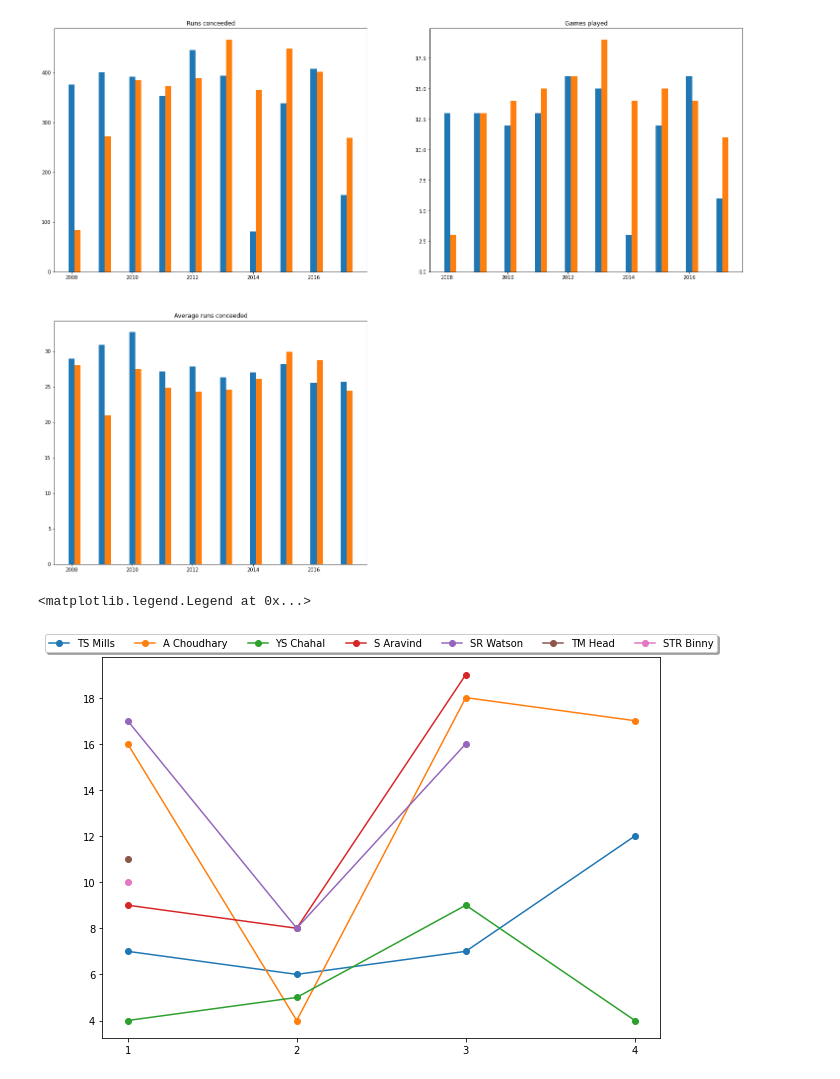
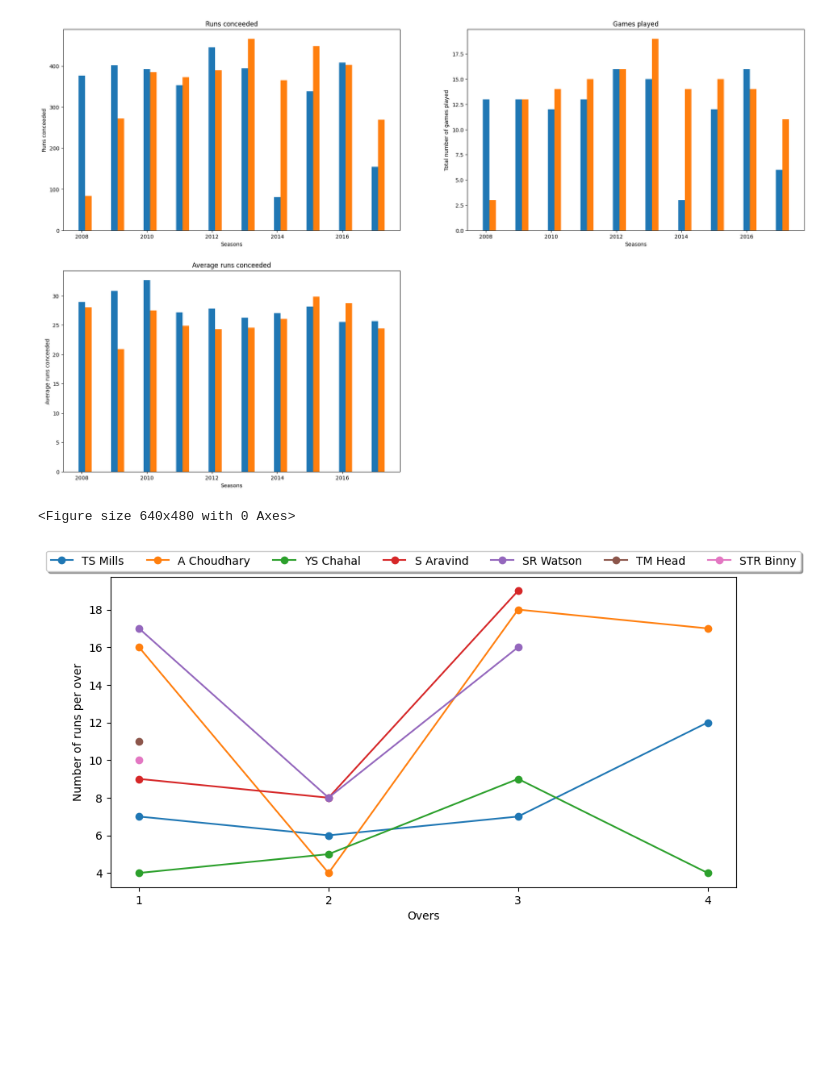
Before and after one commit to rkishorekumar-git/EDA-For-IPL, a Jupyter notebook: src/bowler_stats_nb.ipynb, the cells around one changed output. Drawn from its saved outputs; the diff is of its cells as text; code cells hidden in the pictures; blank space fills up the shorter version.

```diff
--- a/src/bowler_stats_nb.ipynb
+++ b/src/bowler_stats_nb.ipynb
@@ -48,43 +53,53 @@ plt.legend()
 # %%
 
 runs, games, average = bowler_info_1.compare_bowlers(bowler_info_2)
 default_x_ticks = range(len(bowler_info_1.valid_years))
 
-fig, ax = plt.subplots(2, 2, figsize=(25, 20))
+fig, ax = plt.subplots(2, 2, figsize=(25, 15))
 ax[0, 0].bar(bowler_info_1.valid_years, runs[:, 0], width=0.2, label = bowler_name_1)
 ax[0, 0].bar(bowler_info_2.valid_years + 0.2, runs[:, 1], width=0.2,  label = bowler_name_2)
 ax[0, 0].set_title("Runs conceeded")
 ax[0, 0].set_xticks(bowler_info_1.valid_years[::2])
+ax[0, 0].set_xlabel("Seasons")
+ax[0, 0].set_ylabel("Runs conceeded")
 
 ax[0, 1].bar(bowler_info_1.valid_years, games[:, 0], width=0.2, label = bowler_name_1)
 ax[0, 1].bar(bowler_info_2.valid_years + 0.2, games[:, 1], width=0.2,  label = bowler_name_2)
 ax[0, 1].set_title("Games played")
 ax[0, 1].set_xticks(bowler_info_1.valid_years[::2])
+ax[0, 1].set_xlabel("Seasons")
+ax[0, 1].set_ylabel("Total number of games played")
 
 ax[1, 0].bar(bowler_info_1.valid_years, average[:, 0], width=0.2, label = bowler_name_1)
 ax[1, 0].bar(bowler_info_2.valid_years + 0.2, average[:, 1], width=0.2,  label = bowler_name_2)
 ax[1, 0].set_title("Average runs conceeded")
 ax[1, 0].set_xticks(bowler_info_1.valid_years[::2])
+ax[1, 0].set_xlabel("Seasons")
+ax[1, 0].set_ylabel("Average runs conceeded")
 ax[1, 1].axis("off")
 plt.show()
+plt.savefig("../graphs/BowlerComparisionDetailed.png")
 # %% [output]
-[figure, old version]
+[figure, new version]
+<Figure size 640x480 with 0 Axes>
 # %%
 id = 1
 innings = 1
 game = Innings(deliveries_dataframe, id)
 bowler_runs_stat = game.get_bowling_stat_inning(innings)
 
-plt.figure(figsize=(10, 7))
+plt.figure(figsize=(10, 5))
 for key, value in bowler_runs_stat.items():
     plt.plot(value, label=key, marker="o")
 
 plt.xticks(range(0, 4), [1, 2, 3, 4])
+plt.xlabel("Overs")
+plt.ylabel("Number of runs per over")
 plt.legend(loc='lower center', bbox_to_anchor=(0.5, 1.0),
     fancybox=True, shadow=True, ncol=len(bowler_runs_stat.keys()))
+plt.savefig("../graphs/OverComparisionPerInnings.png")
 # %% [output]
-<matplotlib.legend.Legend at 0x...>
-[figure, old version]
+[figure, new version]
 # %%
 bowler_runs_stat = game.get_bowling_stat_inning(innings)
 total_runs = {}
```
Also changed, not shown: parts of 3 cells of this notebook, 8 other files.
